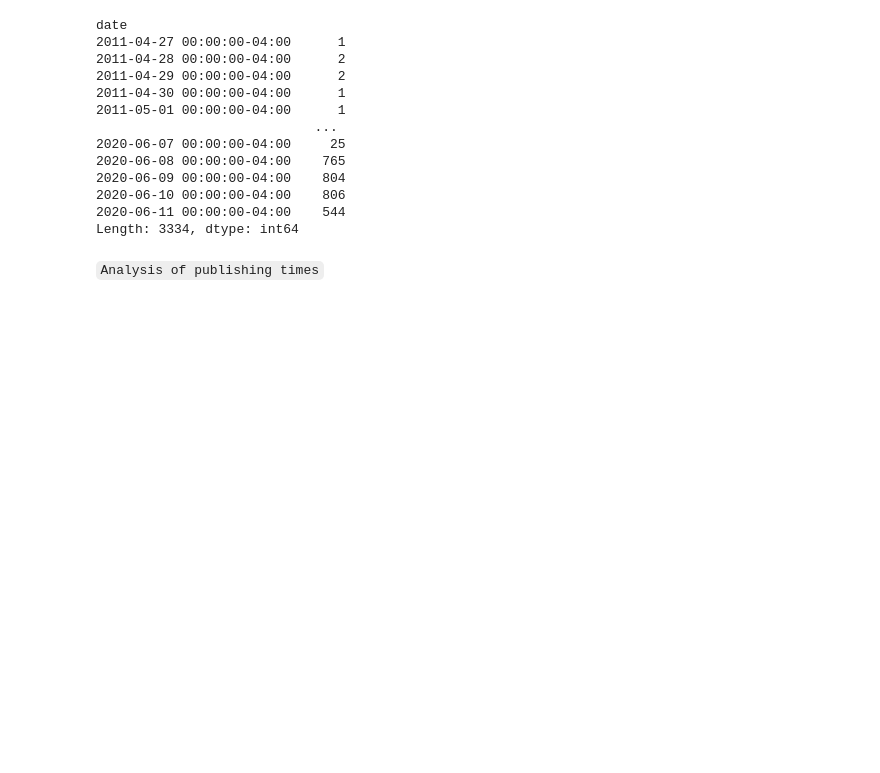
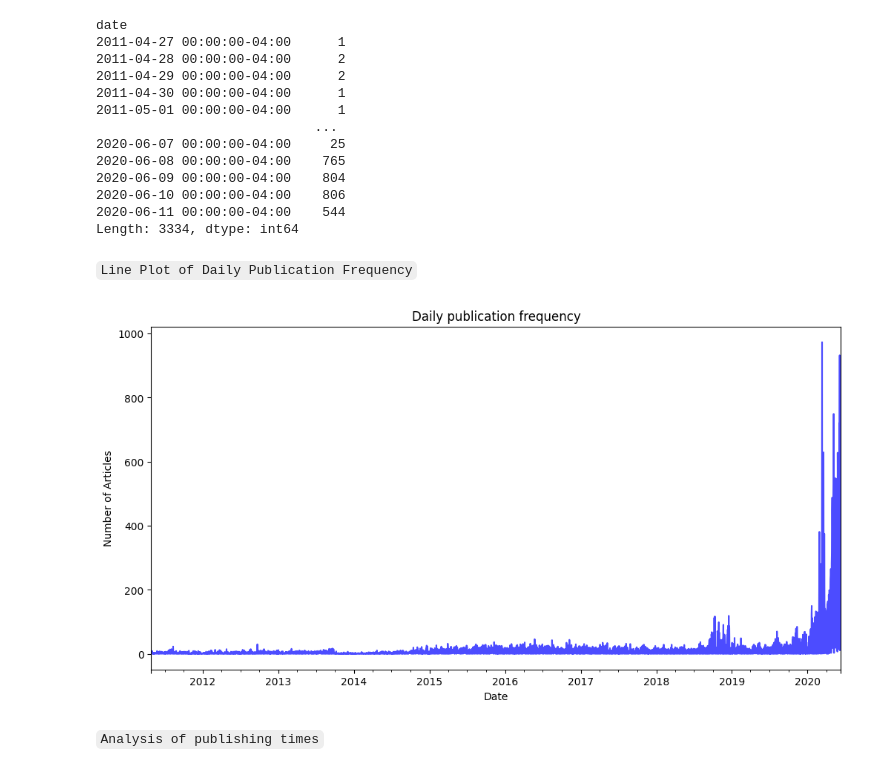
Before and after one commit to teddyhabtamu/Kifiya-AIM-Week-1, a Jupyter notebook: notebooks/EDA_Finance.ipynb, the cells around one changed output. Cells and saved outputs as stored; diff of their text form; code cells hidden in the pictures; blank space fills up the shorter version.

```diff
--- a/notebooks/EDA_Finance.ipynb
+++ b/notebooks/EDA_Finance.ipynb
@@ -209,6 +221,17 @@ date
 2020-06-10 00:00:00-04:00    806
 2020-06-11 00:00:00-04:00    544
 Length: 3334, dtype: int64
+# %% [markdown]
+`Line Plot of Daily Publication Frequency`
+# %%
+plt.figure(figsize=(12,6))
+publication_frequency.plot(color='blue', alpha=0.7)
+plt.title('Daily publication frequency')
+plt.xlabel('Date')
+plt.ylabel('Number of Articles')
+plt.show()
+# %% [output]
+[figure, added]
 # %% [markdown]
 `Analysis of publishing times`
 # %%
```
Also changed, not shown: parts of 11 cells of this notebook.
